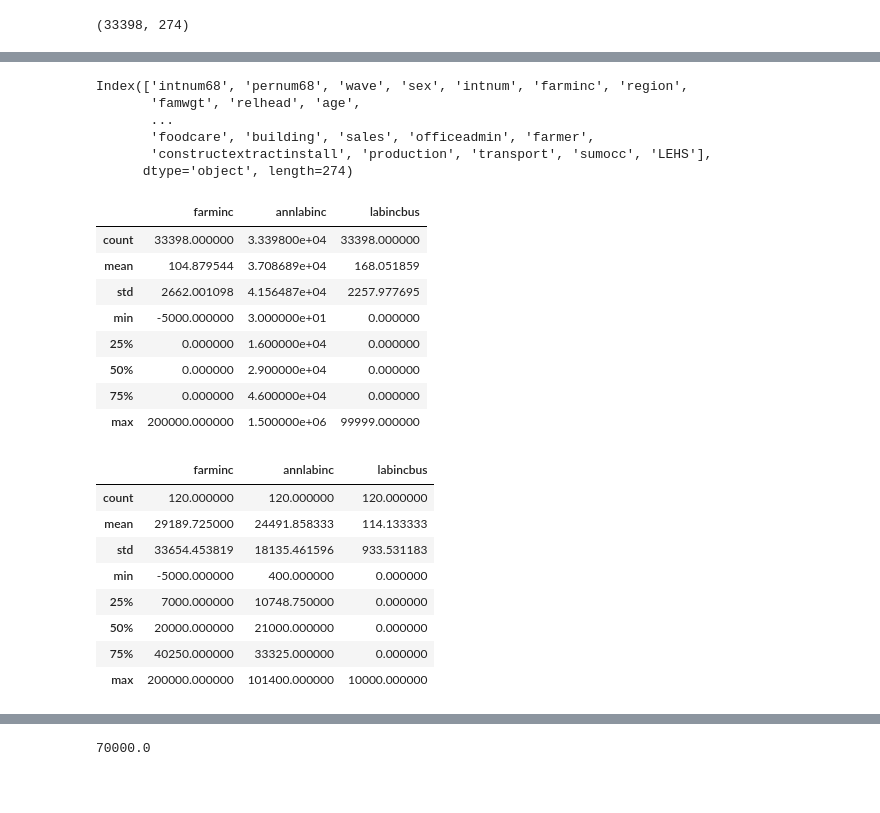
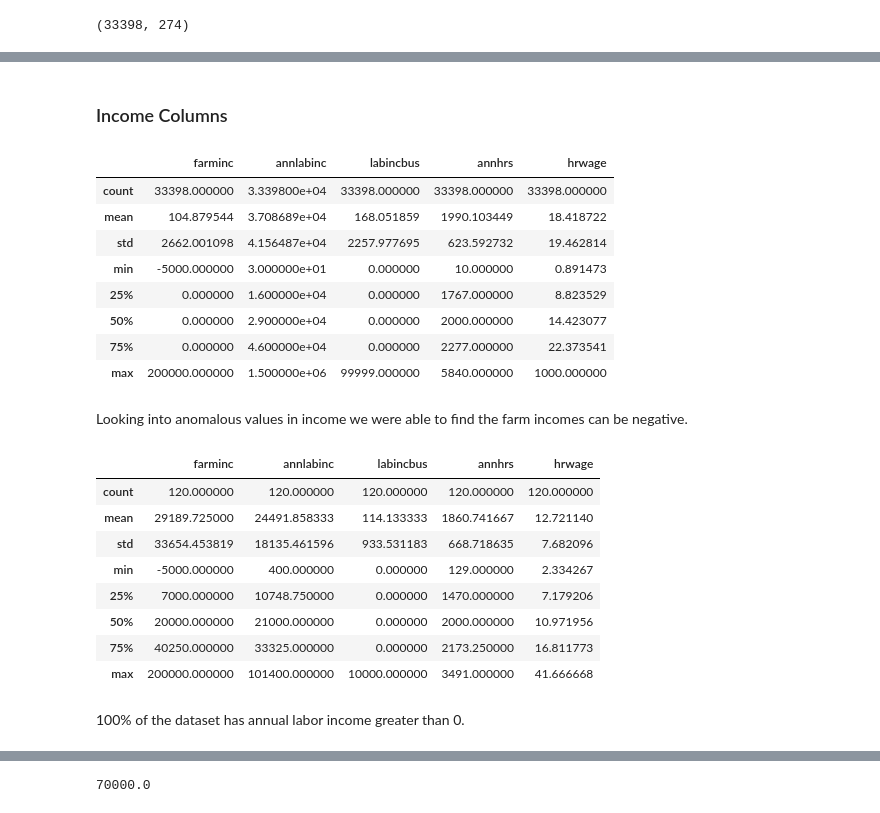
Before and after one commit to jcalvesoliveira/gender-pay-gap, a Jupyter notebook: notebooks/1.0-jo-initial-data-exploration.ipynb, the cells around one changed output, grey strips where cells are left out. Cells and saved outputs as stored; diff of their text form; code cells hidden in the pictures; blank space fills up the shorter version.

```diff
--- a/notebooks/1.0-jo-initial-data-exploration.ipynb
+++ b/notebooks/1.0-jo-initial-data-exploration.ipynb
@@ -38,35 +34,32 @@ psid.describe()
-# %%
-psid.columns
-# %% [output]
-Index(['intnum68', 'pernum68', 'wave', 'sex', 'intnum', 'farminc', 'region',
-       'famwgt', 'relhead', 'age',
-       ...
-       'foodcare', 'building', 'sales', 'officeadmin', 'farmer',
-       'constructextractinstall', 'production', 'transport', 'sumocc', 'LEHS'],
-      dtype='object', length=274)
+# %% [markdown]
+### Income Columns
 # %%
-income_cols = ['farminc','annlabinc','labincbus']
+income_cols = ['farminc','annlabinc','labincbus', 'annhrs','hrwage']
 psid[income_cols].describe()
 # %% [output]
-|  | farminc | annlabinc | labincbus |
-| count | 33398.000000 | 3.339800e+04 | 33398.000000 |
-| mean | 104.879544 | 3.708689e+04 | 168.051859 |
-| std | 2662.001098 | 4.156487e+04 | 2257.977695 |
-| min | -5000.000000 | 3.000000e+01 | 0.000000 |
-| 25% | 0.000000 | 1.600000e+04 | 0.000000 |
-| 50% | 0.000000 | 2.900000e+04 | 0.000000 |
-| 75% | 0.000000 | 4.600000e+04 | 0.000000 |
-| max | 200000.000000 | 1.500000e+06 | 99999.000000 |
+|  | farminc | annlabinc | labincbus | annhrs | hrwage |
+| count | 33398.000000 | 3.339800e+04 | 33398.000000 | 33398.000000 | 33398.000000 |
+| mean | 104.879544 | 3.708689e+04 | 168.051859 | 1990.103449 | 18.418722 |
+| std | 2662.001098 | 4.156487e+04 | 2257.977695 | 623.592732 | 19.462814 |
+| min | -5000.000000 | 3.000000e+01 | 0.000000 | 10.000000 | 0.891473 |
+| 25% | 0.000000 | 1.600000e+04 | 0.000000 | 1767.000000 | 8.823529 |
+| 50% | 0.000000 | 2.900000e+04 | 0.000000 | 2000.000000 | 14.423077 |
+| 75% | 0.000000 | 4.600000e+04 | 0.000000 | 2277.000000 | 22.373541 |
+| max | 200000.000000 | 1.500000e+06 | 99999.000000 | 5840.000000 | 1000.000000 |
+# %% [markdown]
+Looking into anomalous values in income we were able to find the farm incomes can be negative.
 # %%
 psid[psid['farminc'] != 0][income_cols].describe()
 # %% [output]
-|  | farminc | annlabinc | labincbus |
-| count | 120.000000 | 120.000000 | 120.000000 |
-| mean | 29189.725000 | 24491.858333 | 114.133333 |
-| std | 33654.453819 | 18135.461596 | 933.531183 |
-| min | -5000.000000 | 400.000000 | 0.000000 |
-| 25% | 7000.000000 | 10748.750000 | 0.000000 |
-| 50% | 20000.000000 | 21000.000000 | 0.000000 |
-| 75% | 40250.000000 | 33325.000000 | 0.000000 |
-| max | 200000.000000 | 101400.000000 | 10000.000000 |
+|  | farminc | annlabinc | labincbus | annhrs | hrwage |
+| count | 120.000000 | 120.000000 | 120.000000 | 120.000000 | 120.000000 |
+| mean | 29189.725000 | 24491.858333 | 114.133333 | 1860.741667 | 12.721140 |
+| std | 33654.453819 | 18135.461596 | 933.531183 | 668.718635 | 7.682096 |
+| min | -5000.000000 | 400.000000 | 0.000000 | 129.000000 | 2.334267 |
+| 25% | 7000.000000 | 10748.750000 | 0.000000 | 1470.000000 | 7.179206 |
+| 50% | 20000.000000 | 21000.000000 | 0.000000 | 2000.000000 | 10.971956 |
+| 75% | 40250.000000 | 33325.000000 | 0.000000 | 2173.250000 | 16.811773 |
+| max | 200000.000000 | 101400.000000 | 10000.000000 | 3491.000000 | 41.666668 |
+# %% [markdown]
+100% of the dataset has annual labor income greater than 0.
 # %%
```
Also changed, not shown: parts of 18 cells of this notebook.
